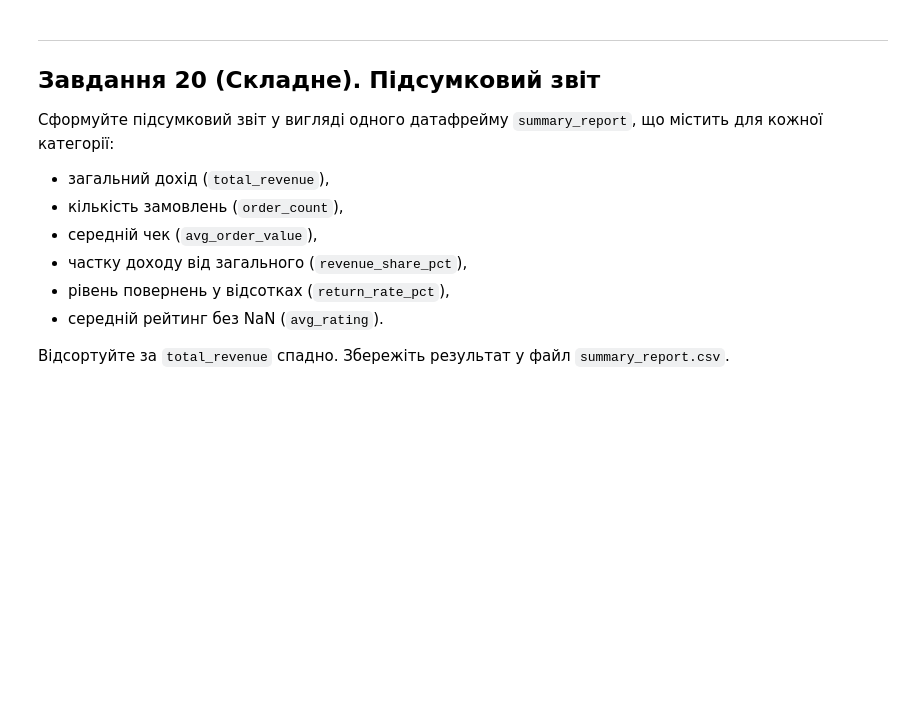
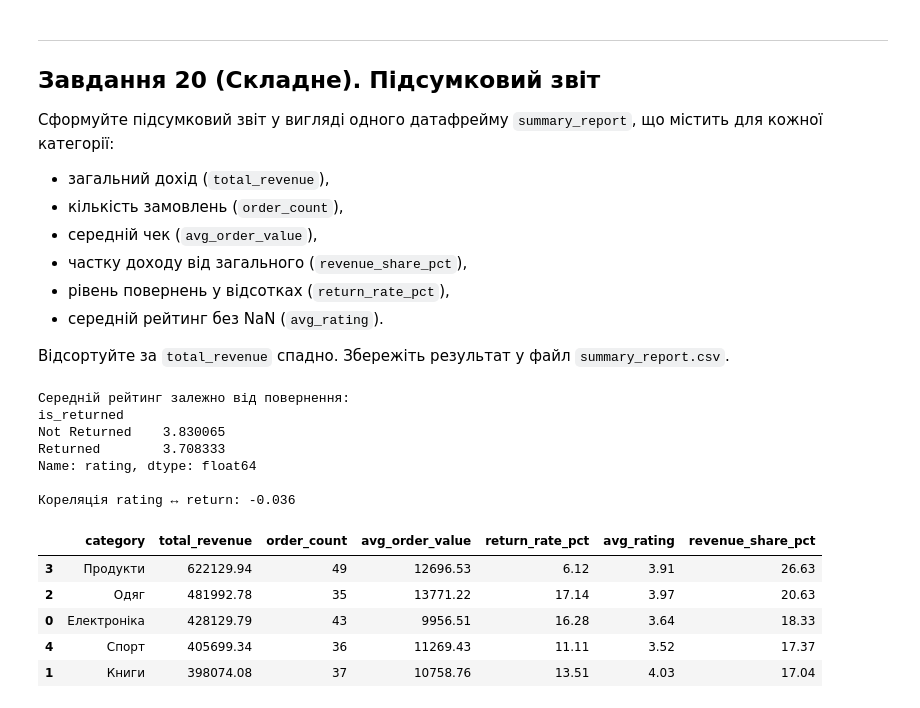
Before and after one commit to Olga-Lyt/DTA-2026, a Jupyter notebook: HW/pandas_tasks_beginners_DTA.ipynb, the cells around one changed output. Cells and saved outputs as stored; diff of their text form; code cells hidden in the pictures; blank space fills up the shorter version.

```diff
--- a/HW/pandas_tasks_beginners_DTA.ipynb
+++ b/HW/pandas_tasks_beginners_DTA.ipynb
@@ -841,2 +867,74 @@ display(
+# %%
+# Ваш код тут
+summary_report = (
+    df_merged
+    .groupby('category')
+    .agg(
+        total_revenue=('total', 'sum'),
+        order_count=('order_id', 'count'),
+        avg_order_value=('total', 'mean'),
+        return_rate_pct=('is_returned', 'mean'),
+        avg_rating=('rating', 'mean')
+    )
+    .reset_index()
+)
+
+total_revenue_all = summary_report['total_revenue'].sum()
+
+summary_report['revenue_share_pct'] = (
+    summary_report['total_revenue'] / total_revenue_all * 100
+)
+
+summary_report['return_rate_pct'] *= 100
+
+summary_report = summary_report.round({
+    'total_revenue': 2,
+    'avg_order_value': 2,
+    'revenue_share_pct': 2,
+    'return_rate_pct': 2,
+    'avg_rating': 2
+})
+
+summary_report = summary_report.sort_values(
+    by='total_revenue',
+    ascending=False
+)
+
+rating_by_return = (
+    df_merged
+    .groupby('is_returned')['rating']
+    .mean()
+    .rename(index={True: 'Returned', False: 'Not Returned'})
+)
+
+print("\nСередній рейтинг залежно від повернення:")
+print(rating_by_return)
+
+corr_value = (
+    df_merged[['rating', 'is_returned']]
+    .assign(is_returned=df_merged['is_returned'].astype(int))
+    .corr()
+    .iloc[0, 1]
+)
+
+print(f"\nКореляція rating ↔ return: {corr_value:.3f}")
+
+summary_report.to_csv('summary_report.csv', index=False)
+
+display(summary_report)
+# %% [output]
+Середній рейтинг залежно від повернення:
+is_returned
+Not Returned    3.830065
+Returned        3.708333
+Name: rating, dtype: float64
+
+Кореляція rating ↔ return: -0.036
+|  | category | total_revenue | order_count | avg_order_value | return_rate_pct | avg_rating | revenue_share_pct |
+| 3 | Продукти | 622129.94 | 49 | 12696.53 | 6.12 | 3.91 | 26.63 |
+| 2 | Одяг | 481992.78 | 35 | 13771.22 | 17.14 | 3.97 | 20.63 |
+| 0 | Електроніка | 428129.79 | 43 | 9956.51 | 16.28 | 3.64 | 18.33 |
+| 4 | Спорт | 405699.34 | 36 | 11269.43 | 11.11 | 3.52 | 17.37 |
+| 1 | Книги | 398074.08 | 37 | 10758.76 | 13.51 | 4.03 | 17.04 |
 # %% [markdown]
 **Висновок:** *(Яка категорія є лідером за доходом? Чи є зв'язок між рейтингом та рівнем повернень? Які рекомендації можна дати бізнесу на основі цього звіту?)*
```
Also changed, not shown: parts of 6 cells of this notebook.
